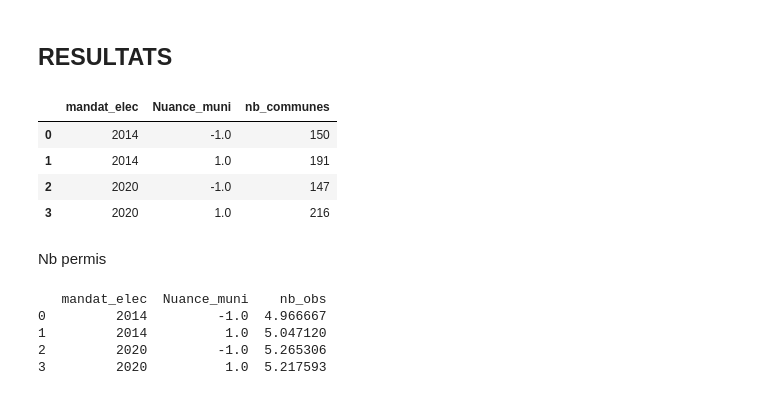
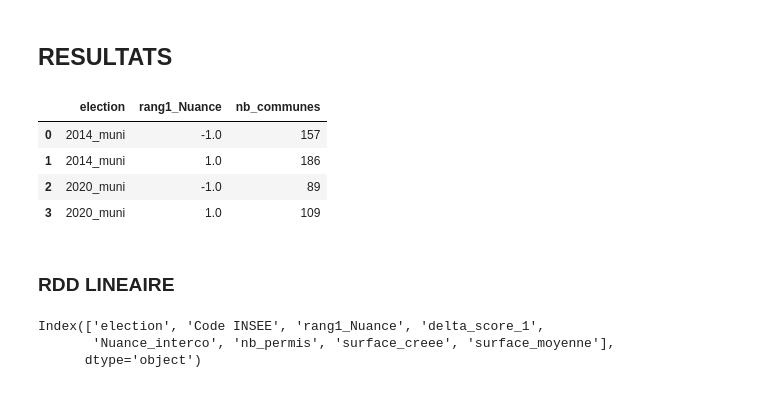
Before and after one commit to xdalp/projet3A, a Jupyter notebook: RDD.ipynb, the cells around one changed output. Drawn from its saved outputs; the diff is of its cells as text; code cells hidden in the pictures.

```diff
--- a/RDD.ipynb
+++ b/RDD.ipynb
@@ -78,2 +122,2 @@ df_vote_seuil=df_vote[abs(df_vote["delta_score_1"])<seuil].copy()
 # %%
-id_communes=df_vote_seuil.groupby("annee")["ident_election_ville"].unique()
+id_communes=df_vote_seuil.groupby("election")["Code INSEE"].unique()
@@ -104,7 +154,4 @@ gdf = gdf[gdf['mandat_elec'].notna()].copy()
 # %%
-# Normaliser COMM à 5 caractères
-gdf['COMM'] = gdf['COMM'].astype(str)
-gdf.loc[gdf['COMM'].str.len() == 4, 'COMM'] = '0' + gdf.loc[gdf['COMM'].str.len() == 4, 'COMM']
 
 # Filtrer par mandat_elec et id_communes correspondantes
 gdf_RDD_list = []
@@ -112,7 +159,7 @@ gdf_RDD_list = []
 for mandat in id_communes.index:
     communes = [str(c).zfill(5) for c in id_communes[mandat]]  # s'assure que 5 chiffres
     gdf_RDD_list.append(
-        gdf[(gdf['mandat_elec'] == mandat) & (gdf['COMM'].isin(communes))]
+        gdf_summary[(gdf_summary['mandat_elec'] == mandat) & (gdf_summary['COMM'].isin(communes))]
     )
 
 # Concaténer les deux groupes
@@ -127,14 +166,0 @@ dtype: int64
-# %%
-gdf_RDD['COMM'] = gdf_RDD['COMM'].astype(str)
-df_vote['ident_election_ville'] = df_vote['ident_election_ville'].astype(str)
-
-# Merge
-gdf_RDD = gdf_RDD.merge(
-    df_vote[['ident_election_ville', 'Nuance_muni', 'Nuance_interco']],
-    left_on='COMM',
-    right_on='ident_election_ville',
-    how='left'
-)
-
-# Optionnel : supprimer la colonne ident_election_ville redondante
-gdf_RDD = gdf_RDD.drop(columns=['ident_election_ville']).copy()
@@ -157,24 +167,38 @@ nuances
+# %%
+# Assure que les colonnes sont bien des strings
+gdf_RDD['COMM'] = gdf_RDD['COMM'].astype(str)
+df_vote_seuil['Code INSEE'] = df_vote_seuil['Code INSEE'].astype(str)
+
+# Merge : toutes les lignes de df_vote sont conservées
+df_merged = df_vote_seuil.merge(
+    gdf_RDD,
+    left_on=['Code INSEE', 'election'],
+    right_on=['COMM', 'mandat_elec'],
+    how='left'
+)
+
+cols_to_fill = ['nb_permis', 'surface_creee','surface_moyenne']  # adapte selon tes colonnes
+df_merged[cols_to_fill] = df_merged[cols_to_fill].fillna(0)
+
+# Supprimer la colonne redondante
+df_merged = df_merged.drop(columns=['COMM', 'mandat_elec']).copy()
+gdf_RDD=df_merged.copy()
 # %% [markdown]
 ## RESULTATS
 # %%
-gdf_RDD.groupby(['mandat_elec','Nuance_muni'])['COMM'].nunique().reset_index(name='nb_communes')
+gdf_RDD.groupby(['election','rang1_Nuance'])['Code INSEE'].nunique().reset_index(name='nb_communes')
 # %% [output]
-|  | mandat_elec | Nuance_muni | nb_communes |
-| 0 | 2014 | -1.0 | 150 |
-| 1 | 2014 | 1.0 | 191 |
-| 2 | 2020 | -1.0 | 147 |
-| 3 | 2020 | 1.0 | 216 |
+|  | election | rang1_Nuance | nb_communes |
+| 0 | 2014_muni | -1.0 | 157 |
+| 1 | 2014_muni | 1.0 | 186 |
+| 2 | 2020_muni | -1.0 | 89 |
+| 3 | 2020_muni | 1.0 | 109 |
 # %% [markdown]
-Nb permis
+### RDD LINEAIRE
-# %%
-obs_par_commune = gdf_RDD.groupby(['Nuance_muni','mandat_elec','COMM']).size().reset_index(name='nb_obs')
-RDD_nb_bati = obs_par_commune.groupby(['mandat_elec','Nuance_muni'])['nb_obs'].mean()
-RDD_nb_bati=RDD_nb_bati.reset_index()
-print(RDD_nb_bati)
-# %% [output]
-   mandat_elec  Nuance_muni    nb_obs
-0         2014         -1.0  4.966667
-1         2014          1.0  5.047120
-2         2020         -1.0  5.265306
-3         2020          1.0  5.217593
+# %%
+gdf_RDD.columns
+# %% [output]
+Index(['election', 'Code INSEE', 'rang1_Nuance', 'delta_score_1',
+       'Nuance_interco', 'nb_permis', 'surface_creee', 'surface_moyenne'],
+      dtype='object')
 # %%
```
Also changed, not shown: parts of 22 cells of this notebook, 1 other file.
